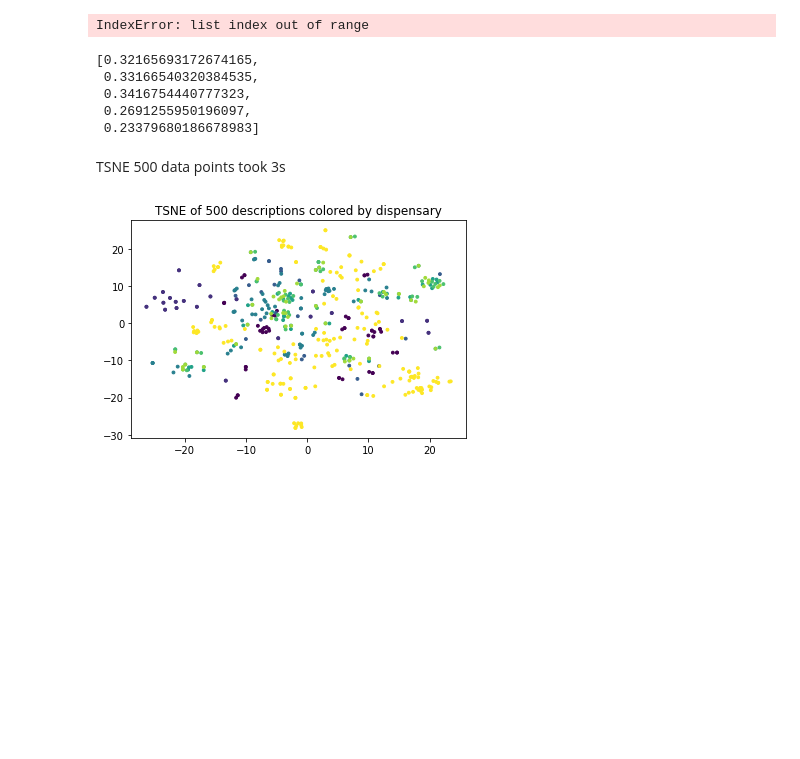
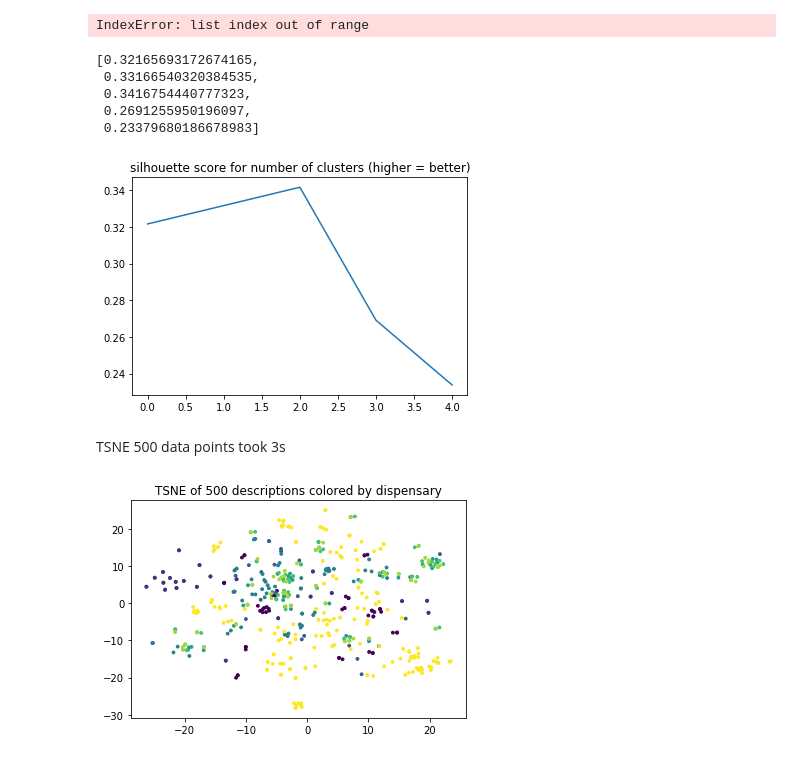
Before and after one commit to CyrusDioun/Jimmy_ML_sandbox, a Jupyter notebook: data_prep.ipynb, the cells around one changed output. Drawn from its saved outputs; the diff is of its cells as text; code cells hidden in the pictures; blank space fills up the shorter version.

```diff
--- a/data_prep.ipynb
+++ b/data_prep.ipynb
@@ -273,6 +369,12 @@ for i in range(num_clusters):
 4
 5
 IndexError: list index out of range
+# %%
+silhou_bow = [0.32165693172674165,
+ 0.33166540320384535,
+ 0.3416754440777323,
+ 0.2691255950196097,
+ 0.23379680186678983]
 # %%
 silhou_bow # took 7minutes 43 seconds
 # %% [output]
@@ -281,6 +383,12 @@ silhou_bow # took 7minutes 43 seconds
  0.3416754440777323,
  0.2691255950196097,
  0.23379680186678983]
+# %%
+plt.title("silhouette score for number of clusters (higher = better)")
+plt.plot(silhou_bow)
+plt.show()
+# %% [output]
+[figure, added]
 # %% [markdown]
 TSNE
 500 data points took 3s
```
Also changed, not shown: parts of 36 cells of this notebook.
